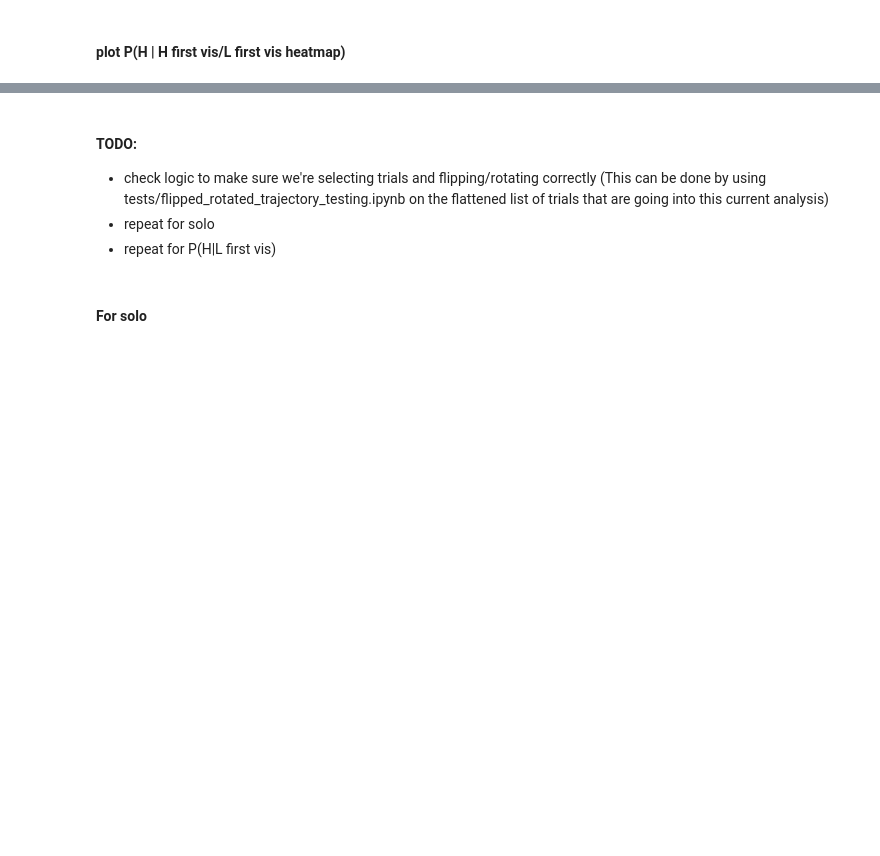
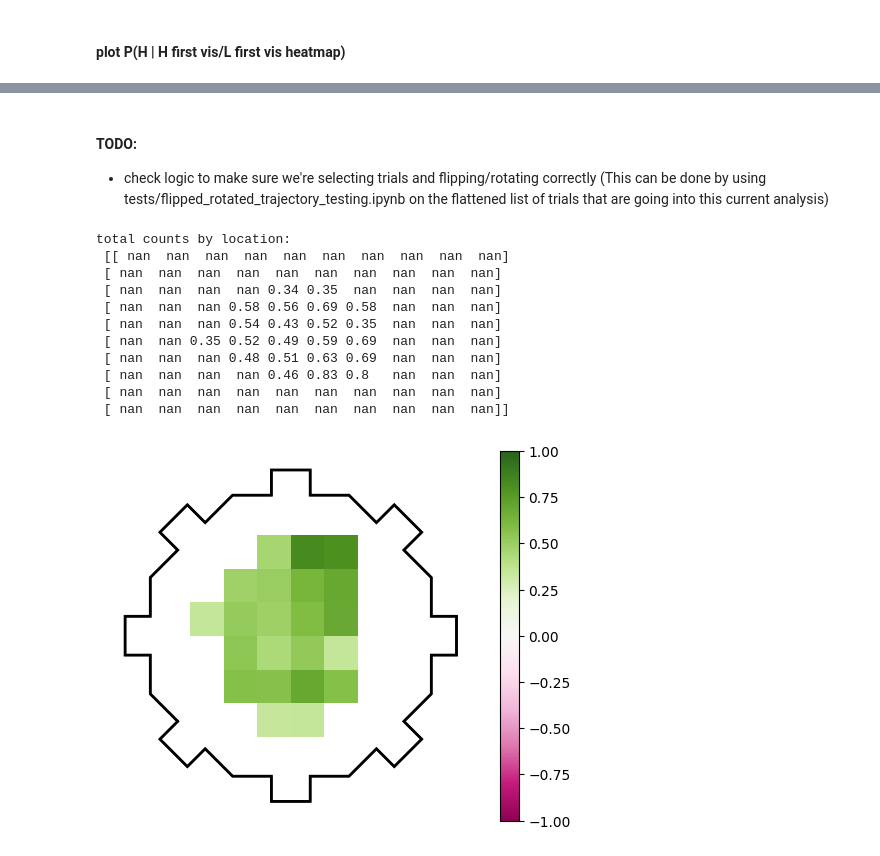
Before and after one commit to tomhagley6/octagon_analysis, a Jupyter notebook: demos/heatmap_demo2.ipynb, the cells around one changed output, grey strips where cells are left out. Cells and saved outputs as stored; diff of their text form; code cells hidden in the pictures; blank space fills up the shorter version.

```diff
--- a/demos/heatmap_demo2.ipynb
+++ b/demos/heatmap_demo2.ipynb
@@ -672,7 +690,42 @@ plt.gca().set_yticklabels([])
+# %%
+folder = "heatmap_demo2_variables"
+
+path = os.path.join(folder, "probabilities_map_choose_high_high_first_vis.pkl")
+with open(path, 'rb') as file:
+    probabilities_high_first_vis = pickle.load(file)
+path = os.path.join(folder, "probabilities_map_choose_high_low_first_vis.pkl")
+with open(path, 'rb') as file:
+    probabilities_low_first_vis = pickle.load(file)
+path = os.path.join(folder, "counts_map_choose_high_low_first_vis.pkl")
+with open(path, 'rb') as file:
+    counts_high_first_vis = pickle.load(file)
+path = os.path.join(folder, "counts_map_choose_high_high_first_vis.pkl")
+with open(path, 'rb') as file:
+    counts_low_first_vis = pickle.load(file)
 # %% [markdown]
 #### TODO:
 - check logic to make sure we're selecting trials and flipping/rotating correctly (This can be done by using tests/flipped_rotated_trajectory_testing.ipynb on the flattened list of trials that are going into this current analysis)
-- repeat for solo
-- repeat for P(H|L first vis)
-# %% [markdown]
-#### For solo
+# %%
+diff_high_low_first_vis = probabilities_high_first_vis - probabilities_low_first_vis
+# %%
+ax = plot_octagon.plot_octagon()
+ax = plot_heatmap_from_count_array(ax, diff_high_low_first_vis, vmin=-1, vmax=1, difference_plot=True)
+for spine in plt.gca().spines.values():
+    spine.set_visible(False)
+plt.gca().tick_params(left=False, bottom=False)  # Turn off major ticks
+plt.gca().set_xticklabels([])
+plt.gca().set_yticklabels([])
+plt.show()
+# %% [output]
+total counts by location:
+ [[ nan  nan  nan  nan  nan  nan  nan  nan  nan  nan]
+ [ nan  nan  nan  nan  nan  nan  nan  nan  nan  nan]
+ [ nan  nan  nan  nan 0.34 0.35  nan  nan  nan  nan]
+ [ nan  nan  nan 0.58 0.56 0.69 0.58  nan  nan  nan]
+ [ nan  nan  nan 0.54 0.43 0.52 0.35  nan  nan  nan]
+ [ nan  nan 0.35 0.52 0.49 0.59 0.69  nan  nan  nan]
+ [ nan  nan  nan 0.48 0.51 0.63 0.69  nan  nan  nan]
+ [ nan  nan  nan  nan 0.46 0.83 0.8   nan  nan  nan]
+ [ nan  nan  nan  nan  nan  nan  nan  nan  nan  nan]
+ [ nan  nan  nan  nan  nan  nan  nan  nan  nan  nan]]
+[figure, added]
```
Also changed, not shown: parts of 19 cells of this notebook, 12 other files.
